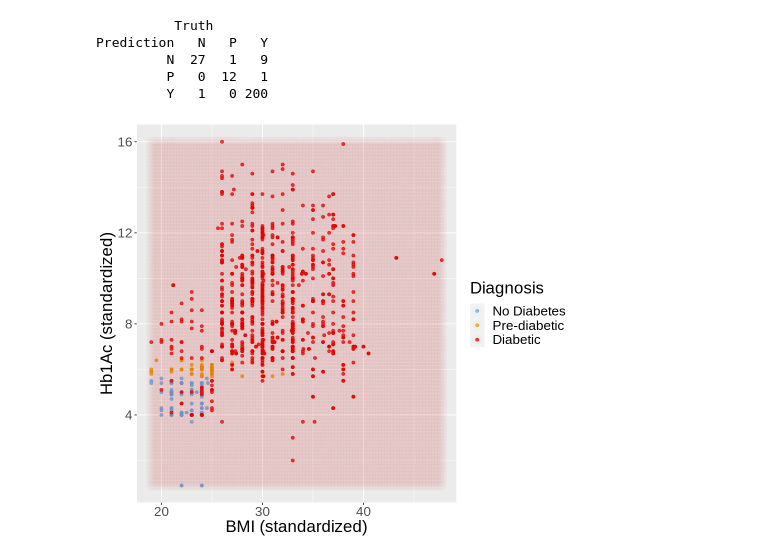
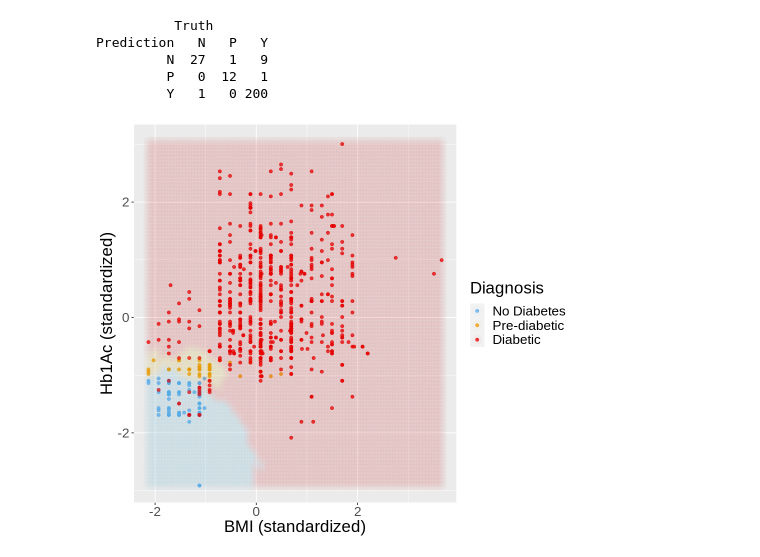
Before and after one commit to sherinay23/group-project-report, a Jupyter notebook: group project report_V1.ipynb, the cells around one changed output. Saved outputs shown, nothing was run; the diff lists cells and outputs as text; code cells hidden in the pictures.

Commit message:
Fixed the last graph

```diff
--- a/group project report_V1.ipynb
+++ b/group project report_V1.ipynb
@@ -413,29 +413,29 @@ Prediction   N   P   Y
          P   0  12   1
          Y   1   0 200
 # %%
-bmi_grid <- seq(min(diabetes$BMI),
-                max(diabetes$BMI),
+bmi_grid <- seq(min(scaled_diabetes$BMI),
+                max(scaled_diabetes$BMI),
                 length.out = 100)
-HbA1c_grid <- seq(min(diabetes$HbA1c),
-                  max(diabetes$HbA1c),
+HbA1c_grid <- seq(min(scaled_diabetes$HbA1c),
+                  max(scaled_diabetes$HbA1c),
                   length.out = 100)
 asgrid <- as_tibble(expand.grid(BMI = bmi_grid,
                                 HbA1c = HbA1c_grid))
 
 
 # use the fit workflow to make predictions at the grid points
 knnPredGrid <- predict(diabetes_best_fit, asgrid)
 
 # bind the predictions as a new column with the grid points
 prediction_table <- bind_cols(knnPredGrid, asgrid) |>
                         rename(Class = .pred_class)
 
 wkflw_plot <- ggplot() +
-                geom_point(data = diabetes, mapping = aes(x = BMI, y = HbA1c, color = CLASS), alpha = 0.75) +
+                geom_point(data = diabetes_train, mapping = aes(x = BMI, y = HbA1c, color = CLASS), alpha = 0.75) +
                 geom_point(data = prediction_table, mapping = aes(x = BMI, y = HbA1c, color = Class), alpha = 0.02, size = 5) +
                 labs(color = "Diagnosis", x = "BMI (standardized)", y = "Hb1Ac (standardized)") +
                 scale_color_manual(labels = c("No Diabetes", "Pre-diabetic", "Diabetic"), values = c("steelblue2", "orange2", "red2")) +
                 theme(text = element_text(size = 20))
 wkflw_plot
 # %% [output]
-[figure, old version]
+[figure, new version]
```
